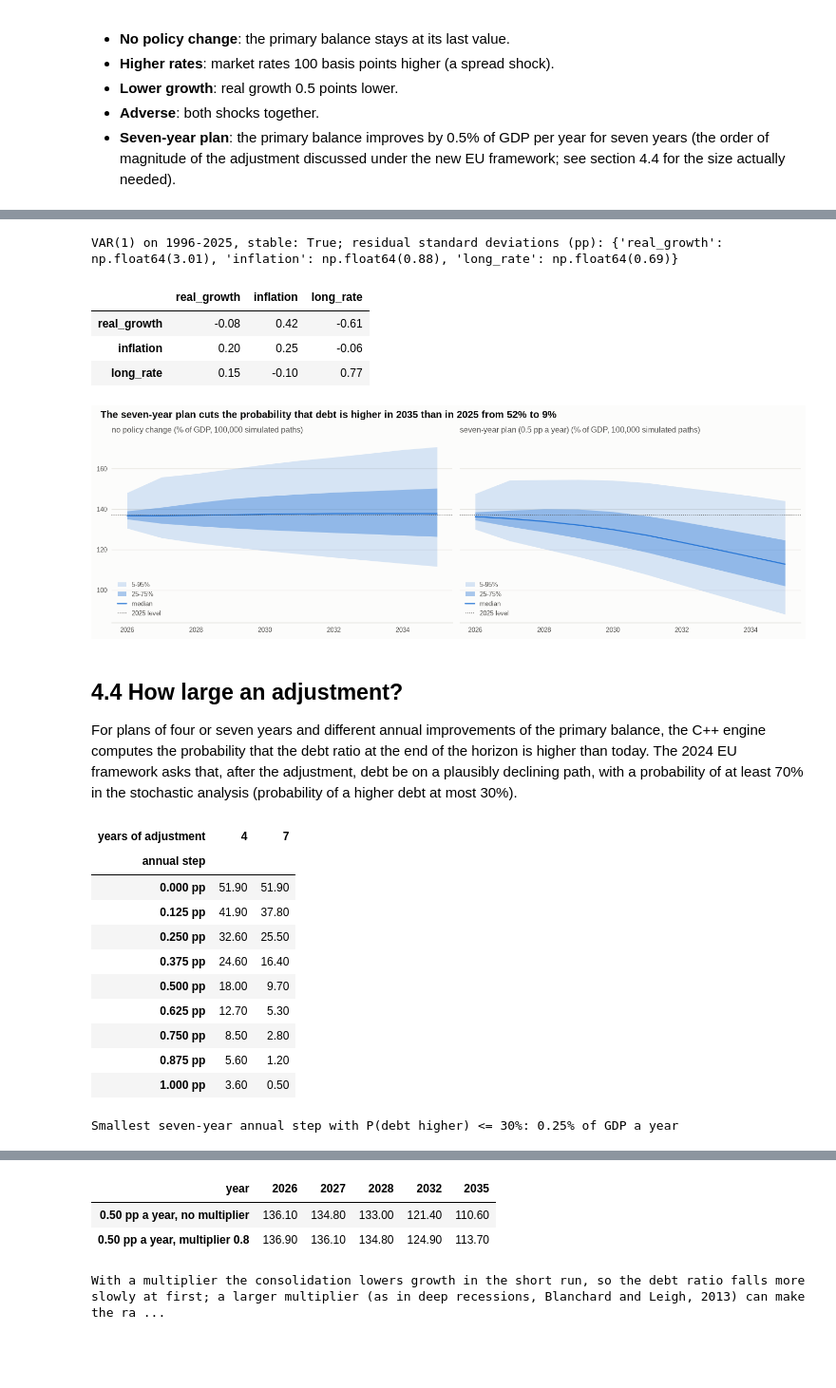
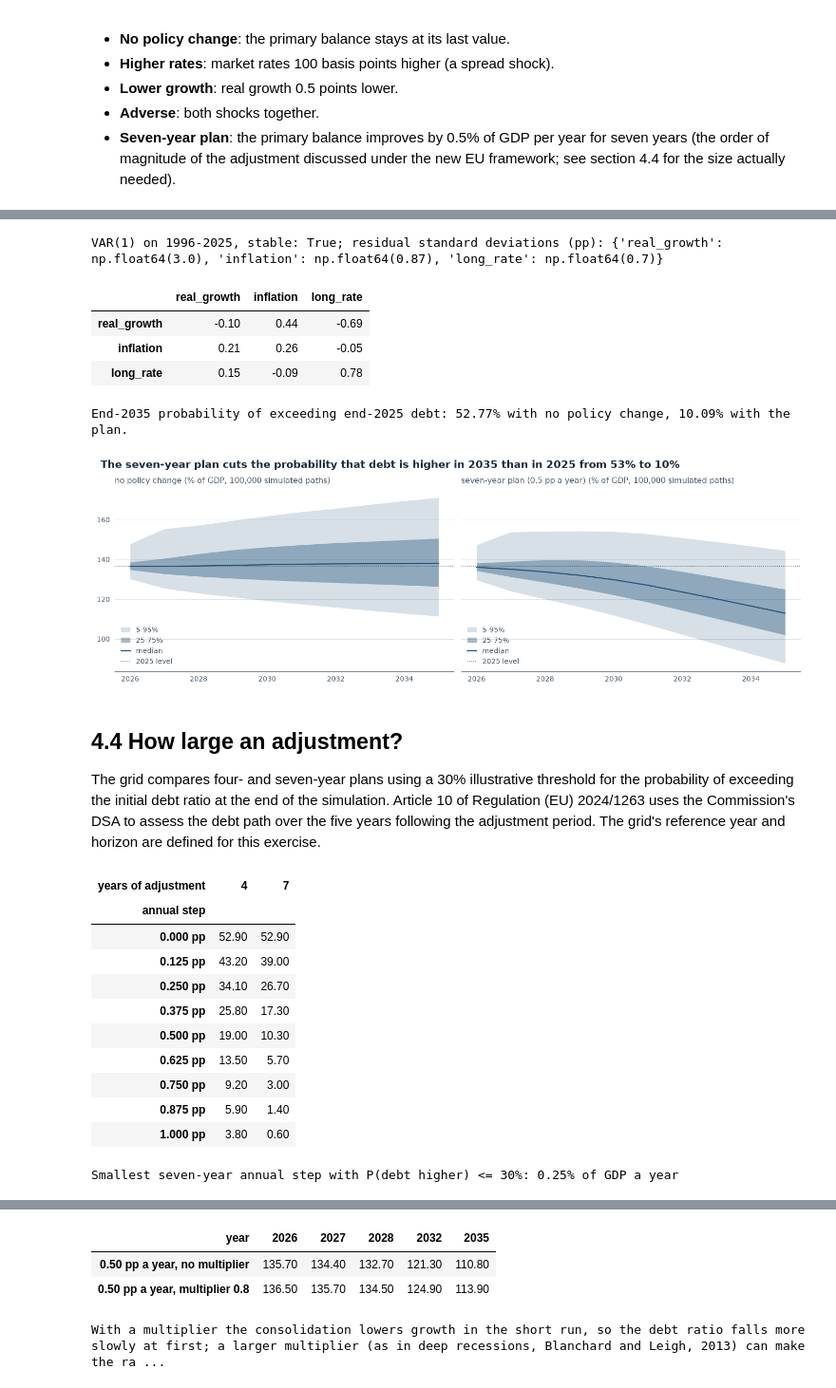
Before and after one commit to paolo993788/Italian-public-debt, a Jupyter notebook: notebooks/sustainability/04_debt_sustainability_and_policy_options.ipynb, the cells around one changed output, grey strips where cells are left out. Shown at 95% size. Cells and saved outputs as stored; diff of their text form; code cells hidden in the pictures; blank space fills up the shorter version.

Commit message:
Reconcile debt sustainability with the October data vintage

```diff
--- a/notebooks/sustainability/04_debt_sustainability_and_policy_options.ipynb
+++ b/notebooks/sustainability/04_debt_sustainability_and_policy_options.ipynb
@@ -28,7 +29,7 @@ try:
 except ImportError:  # not installed: use the source folder (the extension must be built in place)
     sys.path.insert(0, str(ROOT / "scripts" / "public_debt"))
     import public_debt
-from public_debt import accounting, data, dsa, fiscal, growth, synthetic
+from public_debt import accounting, data, dsa, synthetic
 from public_debt.var import fit_var1
 
 core = public_debt.require_cpp()
@@ -52,6 +53,7 @@ INFLATION = 0.020            # GDP deflator, ECB target
 REFINANCING_SHARE = 0.15     # about 1 / average residual maturity (close to 7 years) plus short-term bills
 EPSILON = 0.5                # response of the primary balance to growth surprises (automatic stabilisers)
 N_PATHS = 100_000
+N_POLICY_PATHS = 20_000
 SEED = 20250101
 # %% [output]
 public_debt 0.1.0 | data mode: official
@@ -139,62 +141,64 @@ for ax, (k, fan) in zip(axes, fans.items()):
     ax.legend(loc="lower left")
 prob = {k: fan["prob_higher_than_start"].iloc[-1] for k, fan in fans.items()}
 before, after = prob["no policy change"], prob["seven-year plan (0.5 pp a year)"]
+print(f"End-{p.index[-1]} probability of exceeding end-{first - 1} debt: {before:.2%} with no policy change, {after:.2%} with the plan.")
 figure_headline(fig, f"The seven-year plan {'cuts' if after < before else 'raises'} the probability that debt is higher in "
                      f"{p.index[-1]} than in {first - 1} from {before:.0%} to {after:.0%}")
 fig.savefig(OUTPUT_DIR / "fan_charts.png", dpi=150)
 # %% [output]
-VAR(1) on 1996-2025, stable: True; residual standard deviations (pp): {'real_growth': np.float64(3.01), 'inflation': np.float64(0.88), 'long_rate': np.float64(0.69)}
+VAR(1) on 1996-2025, stable: True; residual standard deviations (pp): {'real_growth': np.float64(3.0), 'inflation': np.float64(0.87), 'long_rate': np.float64(0.7)}
 |  | real_growth | inflation | long_rate |
-| real_growth | -0.08 | 0.42 | -0.61 |
-| inflation | 0.20 | 0.25 | -0.06 |
-| long_rate | 0.15 | -0.10 | 0.77 |
+| real_growth | -0.10 | 0.44 | -0.69 |
+| inflation | 0.21 | 0.26 | -0.05 |
+| long_rate | 0.15 | -0.09 | 0.78 |
+End-2035 probability of exceeding end-2025 debt: 52.77% with no policy change, 10.09% with the plan.
-[figure, old version]
+[figure, new version]
 # %% [markdown]
 ## 4.4 How large an adjustment?
 
-For plans of four or seven years and different annual improvements of the primary balance, the C++ engine computes the probability that the
-debt ratio at the end of the horizon is higher than today. The 2024 EU framework asks that, after the adjustment, debt be on a plausibly
-declining path, with a probability of at least 70% in the stochastic analysis (probability of a higher debt at most 30%).
+The grid compares four- and seven-year plans using a 30% illustrative threshold for the probability of exceeding the initial debt ratio
+at the end of the simulation. Article 10 of Regulation (EU) 2024/1263 uses the Commission's DSA to assess the debt path over the five
+years following the adjustment period. The grid's reference year and horizon are defined for this exercise.
 # %%
 steps = np.round(np.arange(0.0, 0.0101, 0.00125), 5)
 grid = dsa.adjustment_grid(d0, i0, REFINANCING_SHARE, base, var, steps, [4, 7], None, base.years[-1], u0, EPSILON,
-                           n_paths=20_000, seed=SEED)
+                           n_paths=N_POLICY_PATHS, seed=SEED)
 display((100 * grid).round(1).rename(index=lambda s: f"{100 * s:.3f} pp").rename_axis("annual step"))
 ok = grid[7] <= 0.30
 needed = float(grid.index[ok.to_numpy().argmax()]) if ok.any() else None
 print("Smallest seven-year annual step with P(debt higher) <= 30%: "
       + (f"{100 * needed:.2f}% of GDP a year" if needed is not None else "above the grid"))
 
 plan = base.with_adjustment(needed if needed is not None else 0.01, 7)
 plan_proj = dsa.project(d0, i0, REFINANCING_SHARE, plan)
 display(dsa.eu_rules_check(plan_proj, d0, first + 6).to_frame("plan").T)
 
 step = max(needed or 0.0, 0.005)   # illustrate the multiplier with at least 0.5 pp a year
 no_mult = dsa.project(d0, i0, REFINANCING_SHARE, base.with_adjustment(step, 7))
 mult_proj = dsa.project(d0, i0, REFINANCING_SHARE, dsa.with_fiscal_multiplier(base, step, 7, multiplier=0.8))
 comp = pd.DataFrame({f"{100 * step:.2f} pp a year, no multiplier": 100 * no_mult["debt"],
                      f"{100 * step:.2f} pp a year, multiplier 0.8": 100 * mult_proj["debt"]})
 display(comp.iloc[[0, 1, 2, 6, 9]].T.round(1))
 print("With a multiplier the consolidation lowers growth in the short run, so the debt ratio falls more slowly at first; "
       "a larger multiplier (as in deep recessions, Blanchard and Leigh, 2013) can make the ratio rise temporarily.")
 # %% [output]
 | years of adjustment | 4 | 7 |
 | annual step |  |  |
-| 0.000 pp | 51.90 | 51.90 |
-| 0.125 pp | 41.90 | 37.80 |
-| 0.250 pp | 32.60 | 25.50 |
-| 0.375 pp | 24.60 | 16.40 |
-| 0.500 pp | 18.00 | 9.70 |
-| 0.625 pp | 12.70 | 5.30 |
-| 0.750 pp | 8.50 | 2.80 |
-| 0.875 pp | 5.60 | 1.20 |
-| 1.000 pp | 3.60 | 0.50 |
+| 0.000 pp | 52.90 | 52.90 |
+| 0.125 pp | 43.20 | 39.00 |
+| 0.250 pp | 34.10 | 26.70 |
+| 0.375 pp | 25.80 | 17.30 |
+| 0.500 pp | 19.00 | 10.30 |
+| 0.625 pp | 13.50 | 5.70 |
+| 0.750 pp | 9.20 | 3.00 |
+| 0.875 pp | 5.90 | 1.40 |
+| 1.000 pp | 3.80 | 0.60 |
 Smallest seven-year annual step with P(debt higher) <= 30%: 0.25% of GDP a year
 |  | deficit <= 3% at end of adjustment | average debt decline >= 1 pp per ... | deficit <= 1.5% (resilience) | debt declining after adjustment | ... |
 | plan | True | True | False | True | ... |
 | year | 2026 | 2027 | 2028 | 2032 | 2035 |
-| 0.50 pp a year, no multiplier | 136.10 | 134.80 | 133.00 | 121.40 | 110.60 |
-| 0.50 pp a year, multiplier 0.8 | 136.90 | 136.10 | 134.80 | 124.90 | 113.70 |
+| 0.50 pp a year, no multiplier | 135.70 | 134.40 | 132.70 | 121.30 | 110.80 |
+| 0.50 pp a year, multiplier 0.8 | 136.50 | 135.70 | 134.50 | 124.90 | 113.90 |
 With a multiplier the consolidation lowers growth in the short run, so the debt ratio falls more slowly at first; a larger multiplier (as in deep recessions, Blanchard and Leigh, 2013) can make the ra ...
 # %% [markdown]
 ## 4.5 Policy levers compared
```
Also changed, not shown: parts of 7 cells of this notebook.
